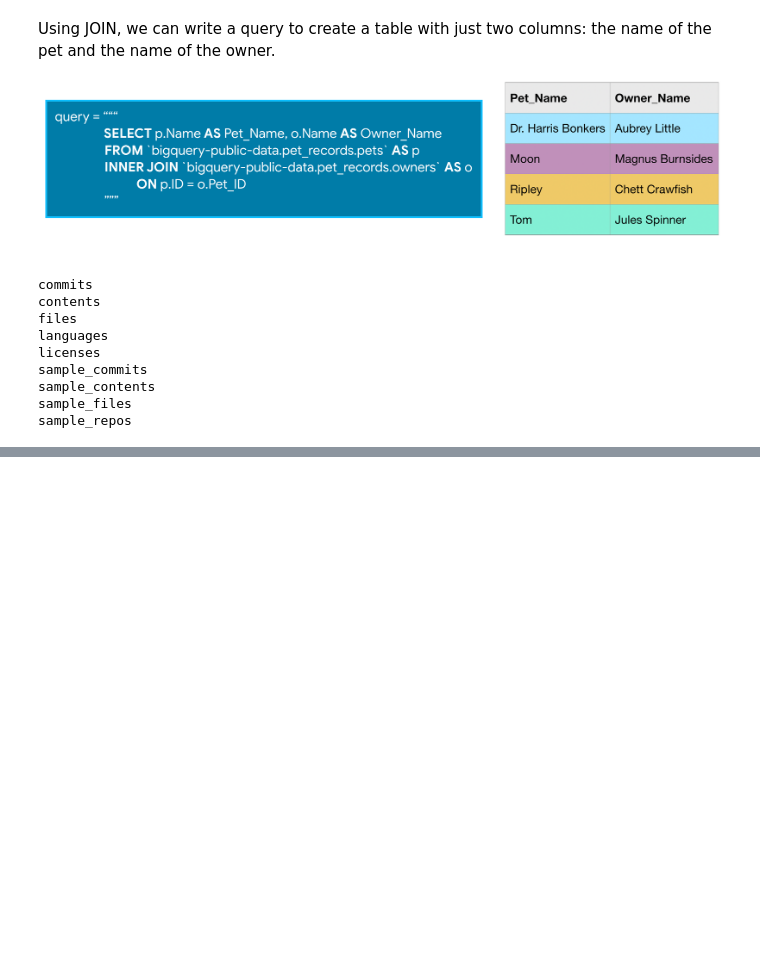
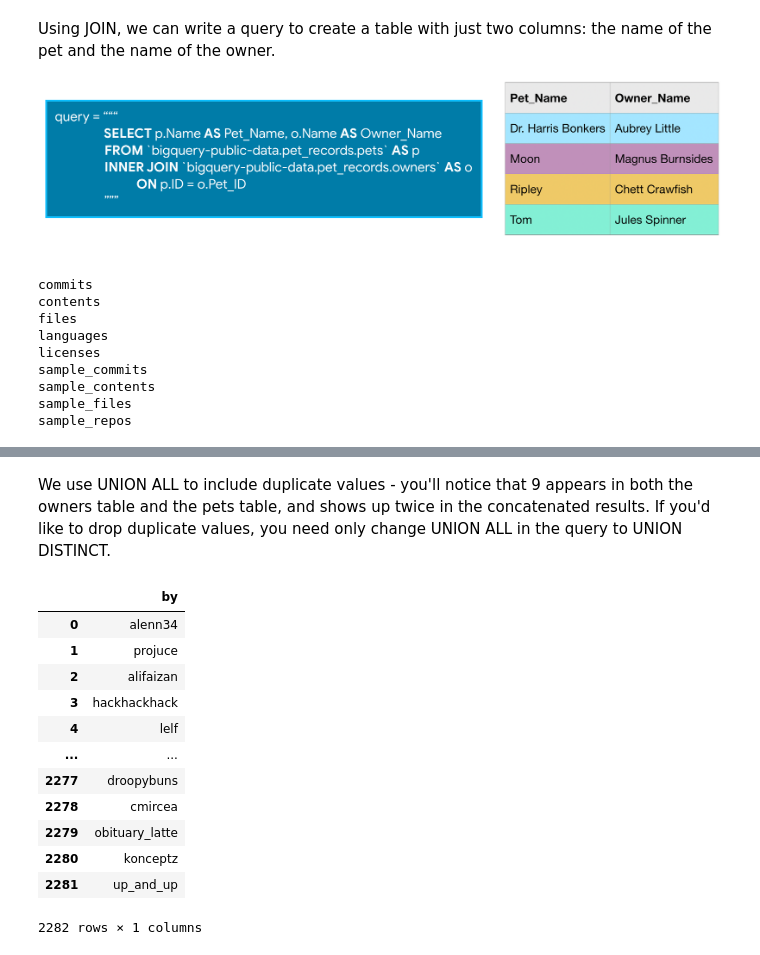
Before and after one commit to MiguelPimentel97/SQL-BigQuery, a Jupyter notebook: JoinsUnions.ipynb, the cells around one changed output, grey strips where cells are left out. Cells and saved outputs as stored; diff of their text form; code cells hidden in the pictures; blank space fills up the shorter version.

```diff
--- a/JoinsUnions.ipynb
+++ b/JoinsUnions.ipynb
@@ -79,0 +151,31 @@ file_count_by_license
+# %% [markdown]
+We use UNION ALL to include duplicate values - you'll notice that 9 appears in both the owners table and the pets table, and shows up twice in the concatenated results. If you'd like to drop duplicate values, you need only change UNION ALL in the query to UNION DISTINCT.
+# %%
+# Query to select all users who posted stories or comments on January 1, 2014
+union_query = """
+              SELECT c.by
+              FROM `bigquery-public-data.hacker_news.comments` AS c
+              WHERE EXTRACT(DATE FROM c.time_ts) = '2014-01-01'
+              UNION DISTINCT
+              SELECT s.by
+              FROM `bigquery-public-data.hacker_news.stories` AS s
+              WHERE EXTRACT(DATE FROM s.time_ts) = '2014-01-01'
+              """
+# %%
+union_result = run_query(union_query, client, 10**10)
+# %%
+union_result
+# %% [output]
+|  | by |
+| 0 | alenn34 |
+| 1 | projuce |
+| 2 | alifaizan |
+| 3 | hackhackhack |
+| 4 | lelf |
+| ... | ... |
+| 2277 | droopybuns |
+| 2278 | cmircea |
+| 2279 | obituary_latte |
+| 2280 | konceptz |
+| 2281 | up_and_up |
+2282 rows × 1 columns
```
Also changed, not shown: parts of 12 cells of this notebook, 2 other files.
